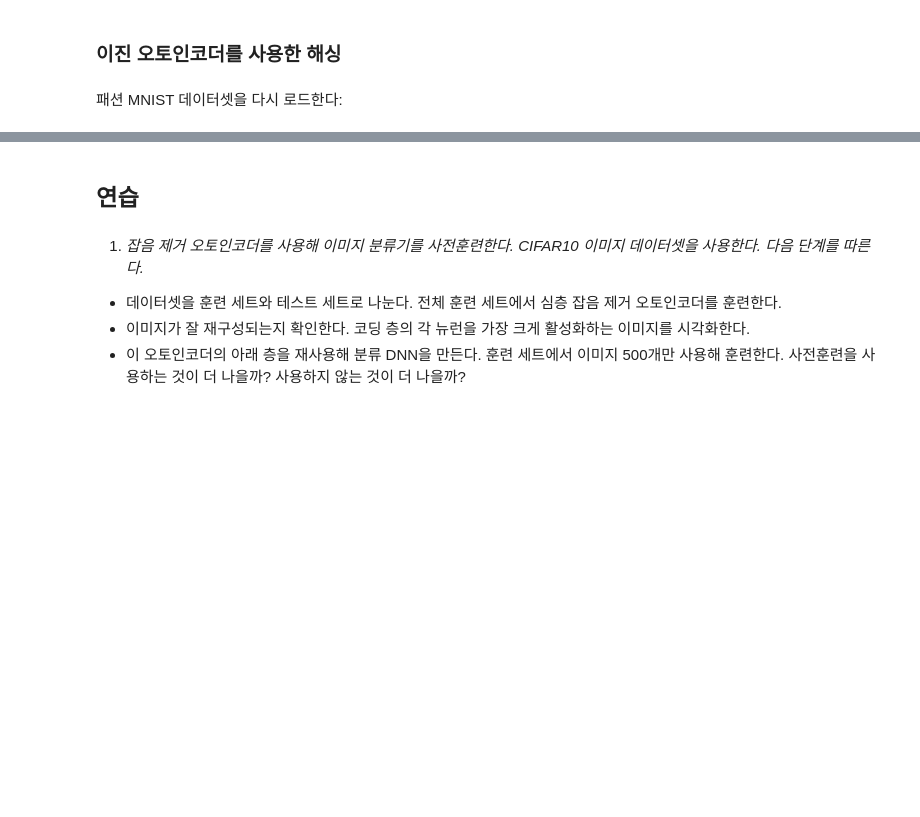
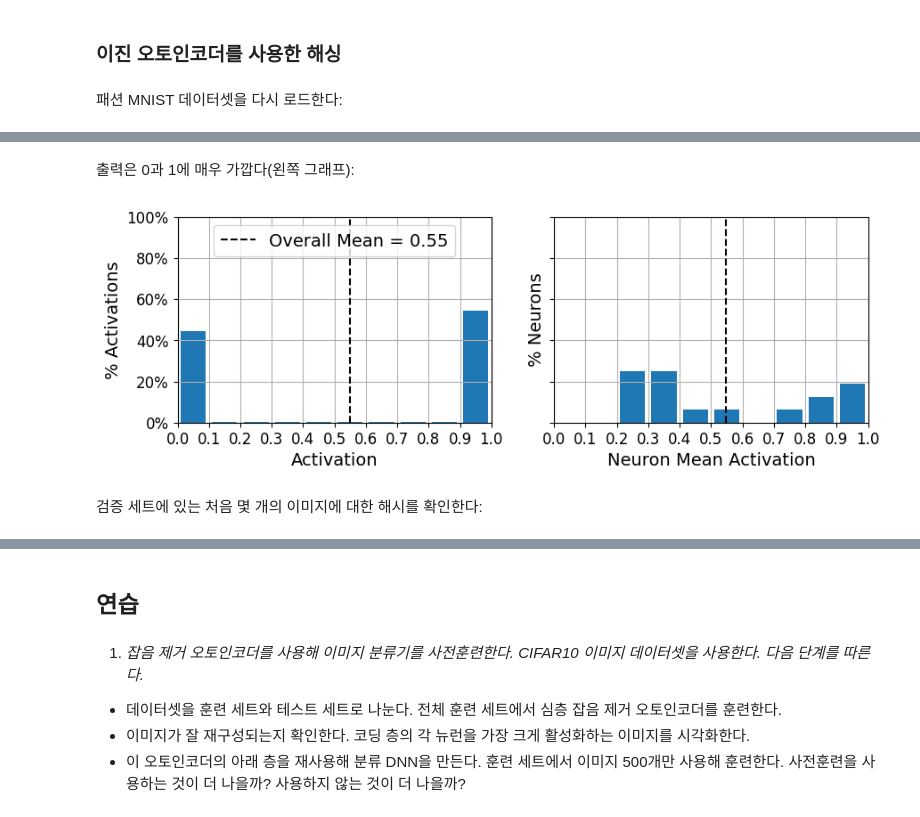
Before and after one commit to r0cd7b/autoencoders_and_gans, a Jupyter notebook: autoencoders_and_gans.ipynb, the cells around one changed output, grey strips where cells are left out. Cells and saved outputs as stored; diff of their text form; code cells hidden in the pictures; blank space fills up the shorter version.

```diff
--- a/autoencoders_and_gans.ipynb
+++ b/autoencoders_and_gans.ipynb
@@ -800,0 +858,9 @@ save_fig('dcgan_generated_images_plot', False)
+# %% [markdown]
+출력은 0과 1에 매우 가깝다(왼쪽 그래프):
+# %%
+plot_activations_histogram(hashing_encoder)
+plt.show()
+# %% [output]
+[figure, added]
+# %% [markdown]
+검증 세트에 있는 처음 몇 개의 이미지에 대한 해시를 확인한다:
```
Also changed, not shown: parts of 50 cells of this notebook, 9 other files.
